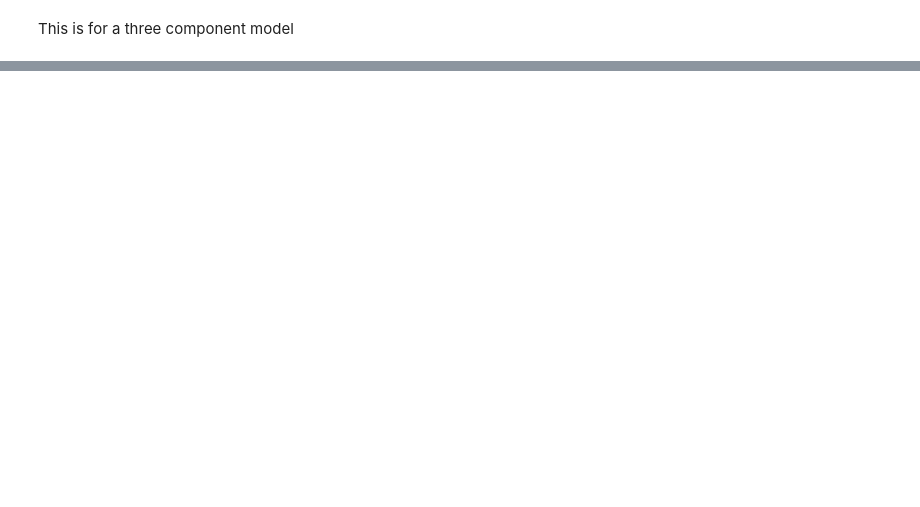
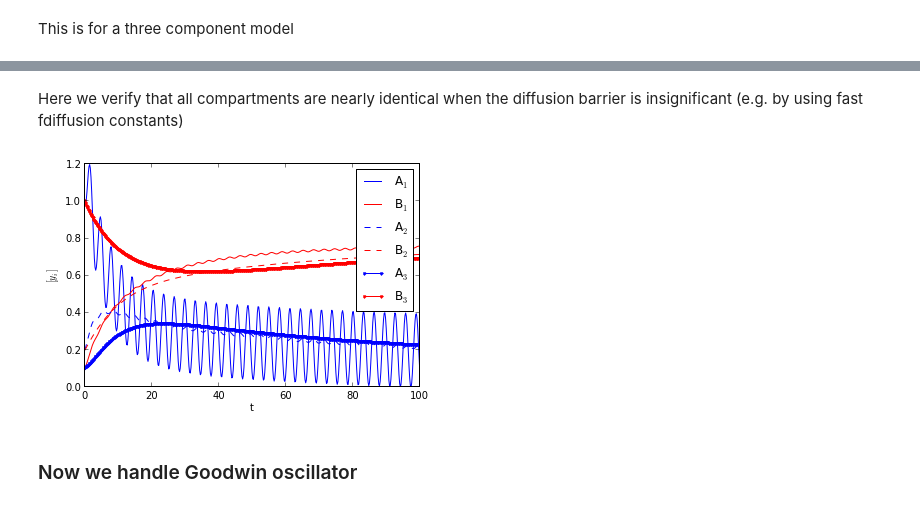
Before and after one commit to huskeypm/enzymekineticsacs, a Jupyter notebook: compart.ipynb, the cells around one changed output, grey strips where cells are left out. Cells and saved outputs as stored; diff of their text form; code cells hidden in the pictures; blank space fills up the shorter version.

```diff
--- a/compart.ipynb
+++ b/compart.ipynb
@@ -20,0 +31,6 @@ y0 = [10,5,0.2,0.2,0.1,0.1]params.volCompart3 = 1.params.saCompart3 = 1.params.a
+# %% [markdown]
+Here we verify that all compartments are nearly identical when the diffusion barrier is insignificant (e.g. by using fast fdiffusion constants)
+# %%
+params = Params()y0 = [1.0,0.1,0.2,0.2,0.1,1.0]yt=threeCompmodel(t,y0,params)
+# %% [output]
+[figure, added]
@@ -20,0 +39,2 @@ y0 = [10,5,0.2,0.2,0.1,0.1]params.volCompart3 = 1.params.saCompart3 = 1.params.a
+# %% [markdown]
+### Now we handle Goodwin oscillator
```
Also changed, not shown: parts of 22 cells of this notebook.
